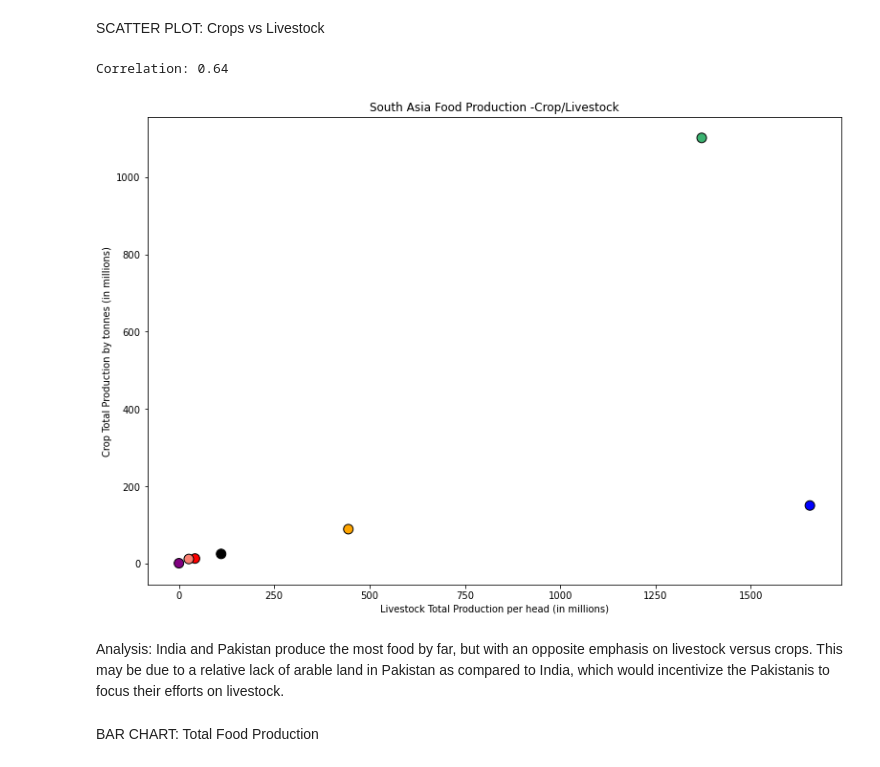
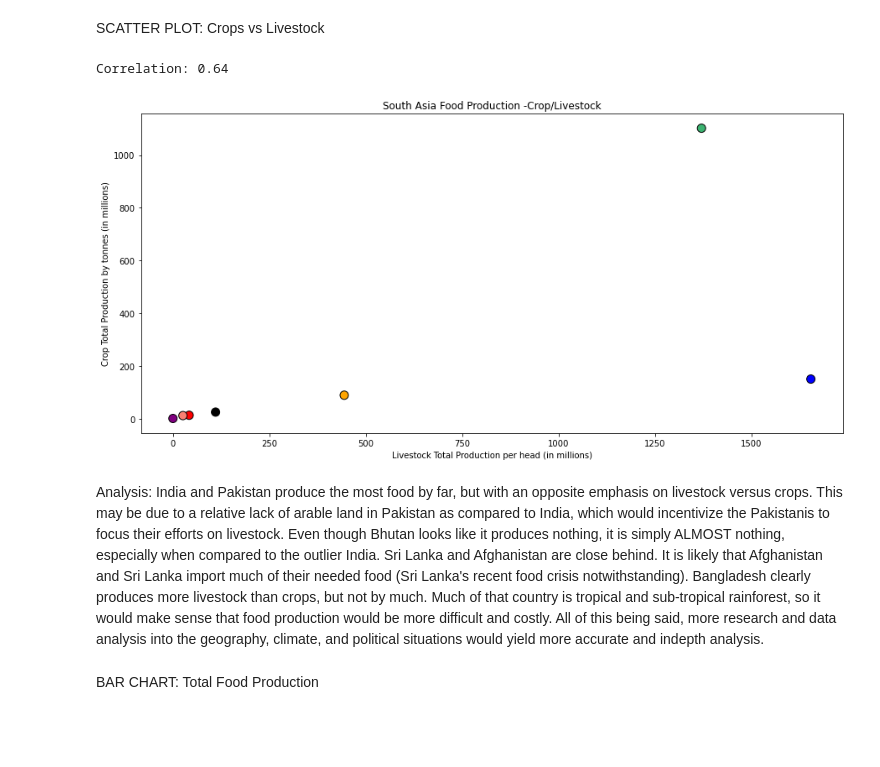
Before and after one commit to jeffbrown961/Project-1, a Jupyter notebook: Resources/Jeff_Portion.ipynb, the cells around one changed output. Cells and saved outputs as stored; diff of their text form; code cells hidden in the pictures; blank space fills up the shorter version.

```diff
--- a/Resources/Jeff_Portion.ipynb
+++ b/Resources/Jeff_Portion.ipynb
@@ -149,33 +149,35 @@ Crops vs Livestock
 # %%
 from __future__ import annotations
 
 #colors={'India':'mediumseagreen', 'Afghanistan':'red', 'Pakistan':'blue', 'Nepal': 'black', 'Bangladesh':'orange', 'Bhutan':'purple'}
 colors=('mediumseagreen', 'red', 'blue', 'black', 'orange', 'purple', 'salmon')
 country_list=['India', 'Afghanistan', 'Pakistan', 'Nepal', 'Bangladesh','Bhutan','Sri Lanka']
 y_axis1=(India_only_crop_total, afghan_only_crop_total,  Pakistan_only_crop_total, Nepal_only_crop_total, Bangladesh_only_crop_total, Bhutan_only_crop_total, SriLanka_only_crop_total)
 x_axis1=(India_only_livestock_total, afghan_only_livestock_total,  Pakistan_only_livestock_total, Nepal_only_livestock_total, Bangladesh_only_livestock_total, Bhutan_only_crop_total, SriLanka_only_livestock_total)
-plt.figure(figsize=(13, 9))
+plt.figure(figsize=(15, 7))
 #annotations=['I', 'A', 'P', 'N', 'Ba', 'Bh', "SL"]
 plt.scatter(x_axis1, y_axis1, marker="o", edgecolors="black", label='Crops in tonnes; Livestock per head', s=100, c=colors)
 plt.ticklabel_format(useOffset=False)
 plt.xlabel('Livestock Total Production per head (in millions)')
 plt.ylabel('Crop Total Production by tonnes (in millions)')
 plt.title('South Asia Food Production -Crop/Livestock')
 #plt.legend(handles=[y_axis,], loc="upper left")
 # for i, country in enumerate(country_list):
 #     plt.legend(country_list[i], loc="upper left")
 
 #for i, label in enumerate(annotations):
 #     plt.annotate(label, (x_axis1[i], y_axis1[i]))
 print(f"Correlation: {round(st.pearsonr(x_axis1,y_axis1)[0],2)}")
 plt.savefig('Scatter')
 
 #how to get labels on each point. Will use first letter of each country per relevant point
 # %% [output]
 Correlation: 0.64
-[figure, old version]
+[figure, new version]
 # %% [markdown]
 Analysis: India and Pakistan produce the most food by far, but with an opposite emphasis on livestock versus crops. This may be due to a relative lack of arable land in Pakistan as compared to India, which would incentivize the Pakistanis to focus their efforts on livestock.
+Even though Bhutan looks like it produces nothing, it is simply ALMOST nothing, especially when compared to the outlier India. Sri Lanka and Afghanistan are close behind. It is likely that Afghanistan and Sri Lanka import much of their needed food (Sri Lanka's recent food crisis notwithstanding). Bangladesh clearly produces more livestock than crops, but not by much. Much of that country is tropical and sub-tropical rainforest, so it would make sense that food production would be more difficult and costly.
+All of this being said, more research and data analysis into the geography, climate, and political situations would yield more accurate and indepth analysis.
 # %% [markdown]
 BAR CHART: Total Food Production
 # %%
```
Also changed, not shown: 3 other files.
